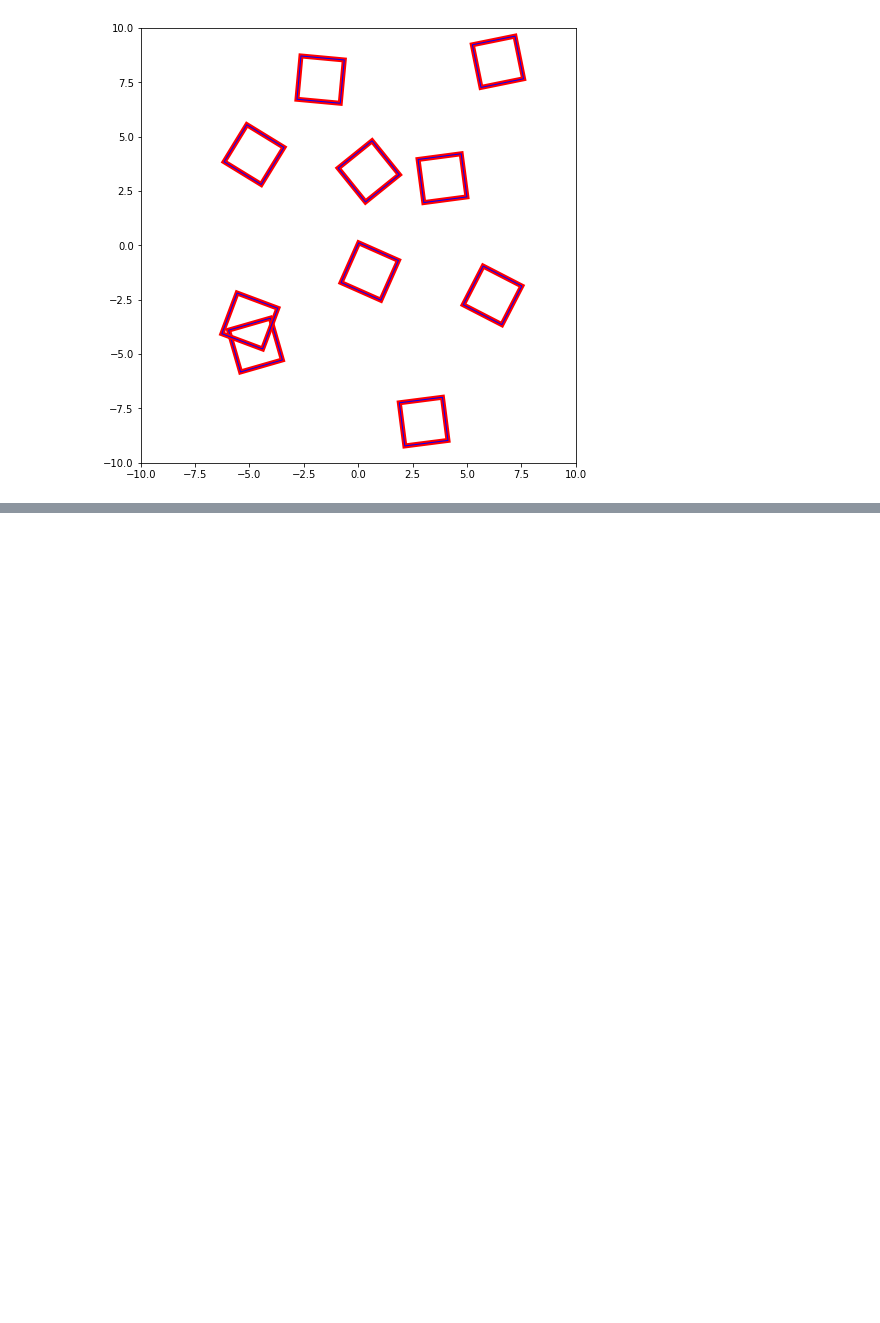
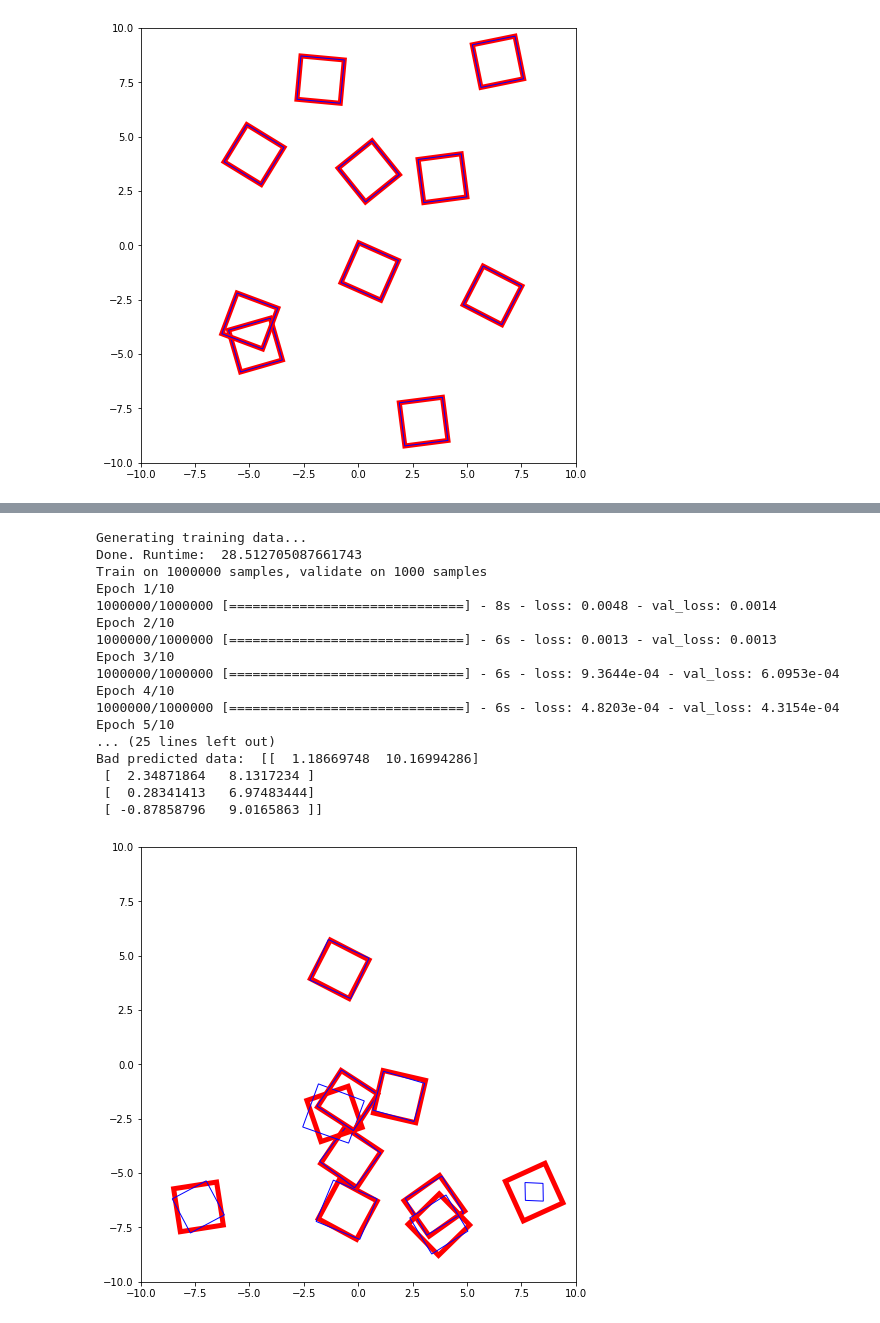
Before and after one commit to lawsonfulton/research-experiments, a Jupyter notebook: box-auto-enc/experiment book.ipynb, the cells around one changed output, grey strips where cells are left out. Saved outputs shown, nothing was run; the diff lists cells and outputs as text; code cells hidden in the pictures; blank space fills up the shorter version.

```diff
--- a/box-auto-enc/experiment book.ipynb
+++ b/box-auto-enc/experiment book.ipynb
@@ -423,0 +488,21 @@ Total runtime:  53.35933494567871
+# %%
+main()
+# %% [output]
+Generating training data...
+Done. Runtime:  28.512705087661743
+Train on 1000000 samples, validate on 1000 samples
+Epoch 1/10
+1000000/1000000 [==============================] - 8s - loss: 0.0048 - val_loss: 0.0014
+Epoch 2/10
+1000000/1000000 [==============================] - 6s - loss: 0.0013 - val_loss: 0.0013
+Epoch 3/10
+1000000/1000000 [==============================] - 6s - loss: 9.3644e-04 - val_loss: 6.0953e-04
+Epoch 4/10
+1000000/1000000 [==============================] - 6s - loss: 4.8203e-04 - val_loss: 4.3154e-04
+Epoch 5/10
+... (25 lines left out)
+Bad predicted data:  [[  1.18669748  10.16994286]
+ [  2.34871864   8.1317234 ]
+ [  0.28341413   6.97483444]
+ [ -0.87858796   9.0165863 ]]
+[figure, added]
```
Also changed, not shown: parts of 3 cells of this notebook, 1 other file.
